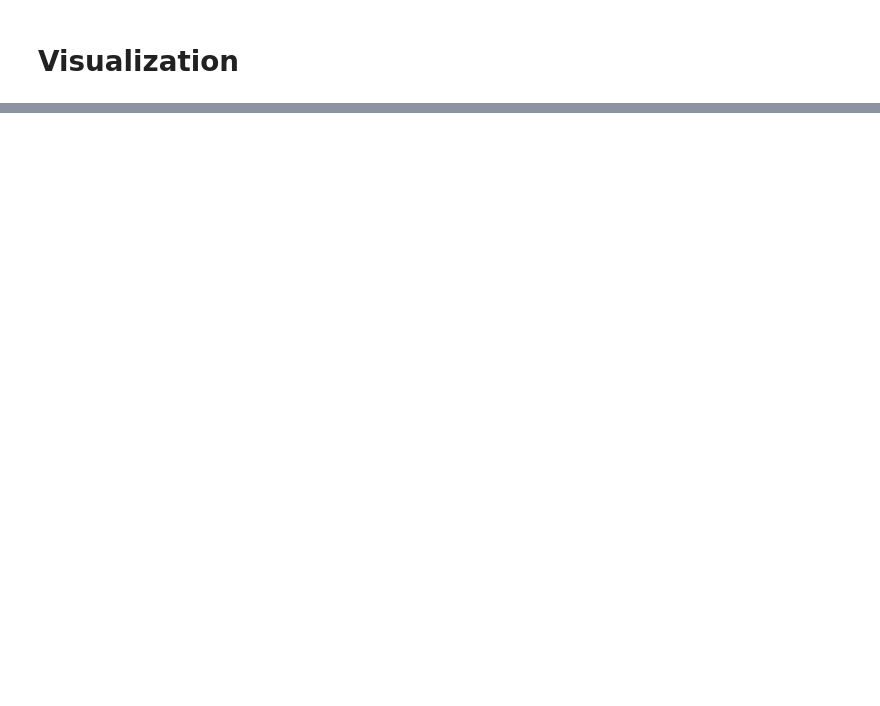
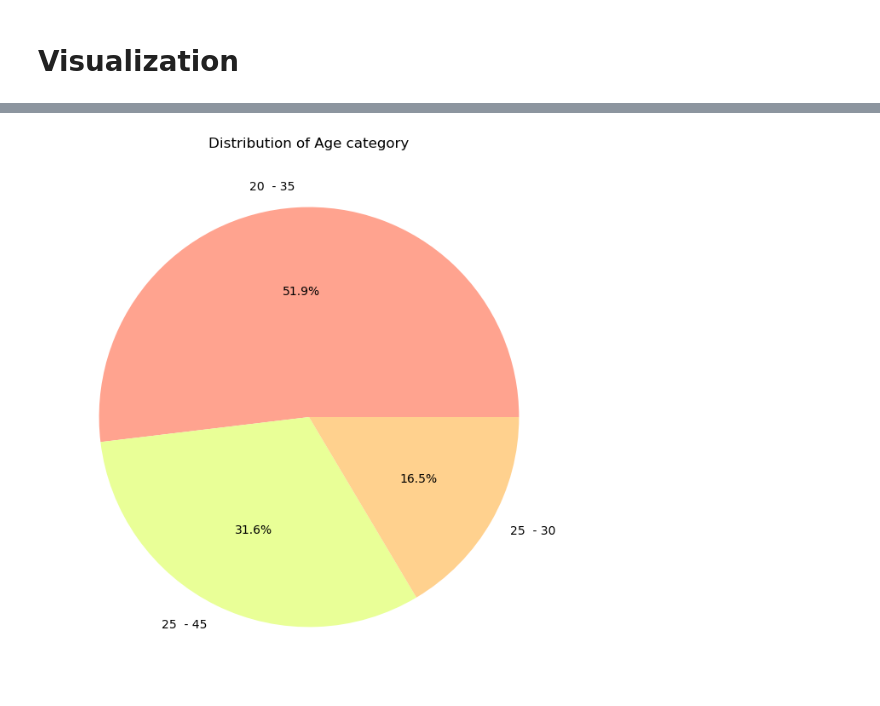
Before and after one commit to LalaMamedova/Data_Science-Analytics_Projects, a Jupyter notebook: Data Science Projects/Software developer in Azerbaijan/V3/DataCleaning.ipynb, the cells around one changed output, grey strips where cells are left out. Cells and saved outputs as stored; diff of their text form; code cells hidden in the pictures; blank space fills up the shorter version.

```diff
--- a/Data Science Projects/Software developer in Azerbaijan/V3/DataCleaning.ipynb
+++ b/Data Science Projects/Software developer in Azerbaijan/V3/DataCleaning.ipynb
@@ -350,0 +428,4 @@ dtype: int64
+# %%
+show_piechart(df_clean,"Age_category")
+# %% [output]
+[figure, added]
```
Also changed, not shown: parts of 34 cells of this notebook, 3 other files.
